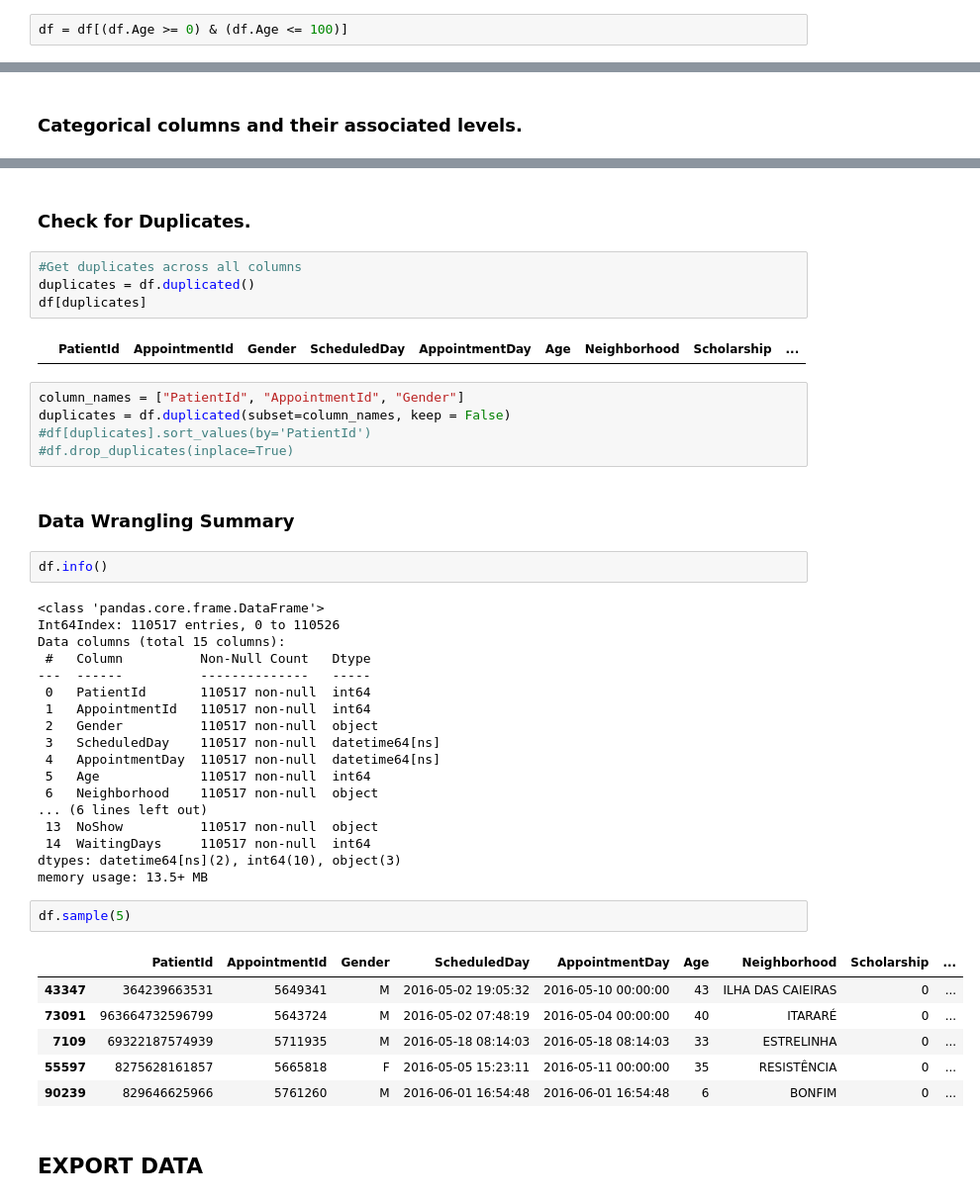
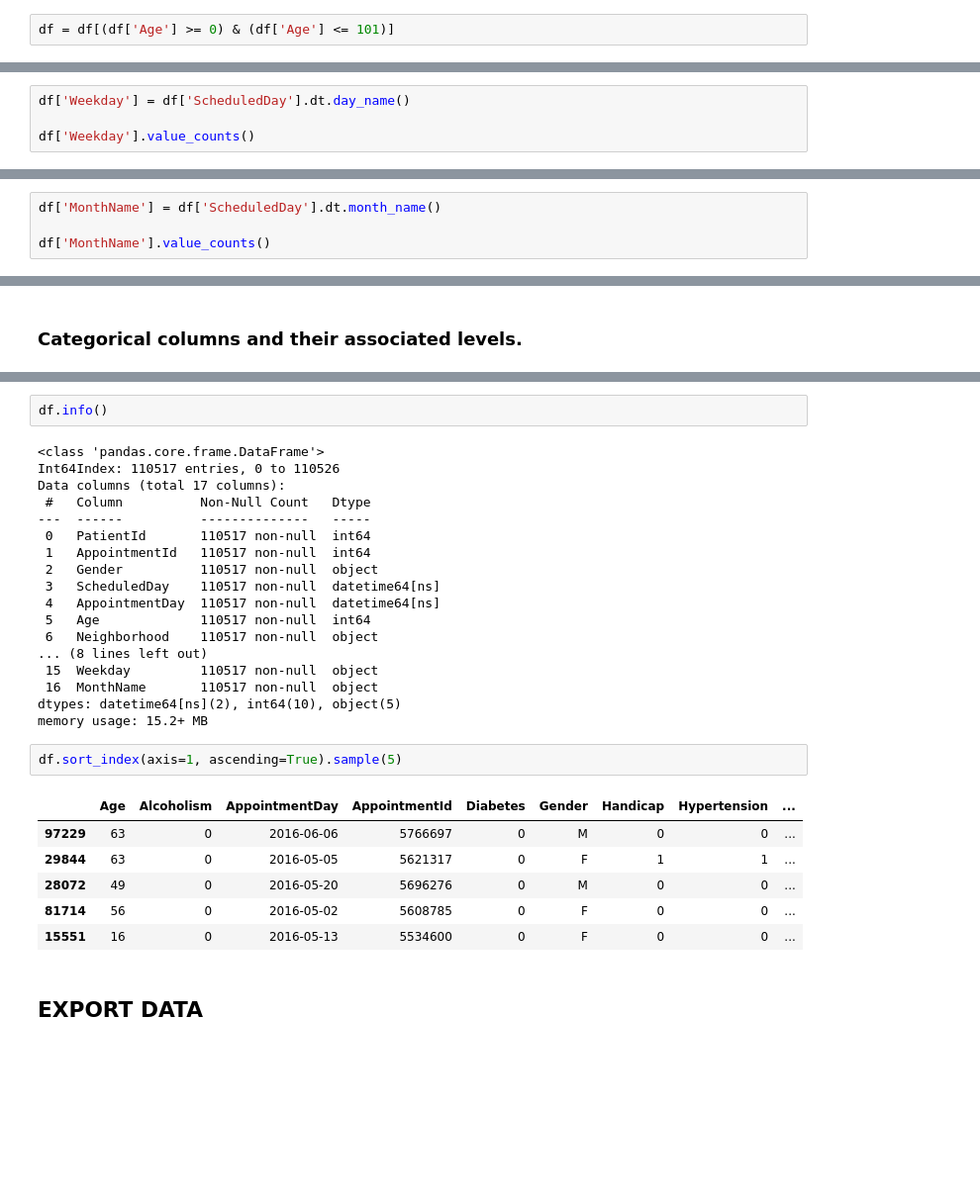
Before and after one commit to asaadkhattab/MedicalAppointmentNoShowsCapstone, a Jupyter notebook: 2_DataWrangling.ipynb, the cells around one changed output, grey strips where cells are left out. Shown at 99% size. Saved outputs shown, nothing was run; the diff lists cells and outputs as text; blank space fills up the shorter version.

Commit message:
added month and week

```diff
--- a/2_DataWrangling.ipynb
+++ b/2_DataWrangling.ipynb
@@ -510,6 +396,6 @@ sns.boxplot(data=df, y='Age')
 # %% [markdown]
 The Patients' Ages are between -1 and 115. So I'm going to filter the dataframe between 0 and 100 years old.
 # %%
-df = df[(df.Age >= 0) & (df.Age <= 100)]
+df = df[(df['Age'] >= 0) & (df['Age'] <= 101)]
 # %%
 assert df['Age'].max() != -1
@@ -568,0 +465,4 @@ AppointmentDay is between 2016-04-29T00:00:00Z and 2016-06-08T00:00:00Z
+# %%
+df['Weekday'] = df['ScheduledDay'].dt.day_name()
+
+df['Weekday'].value_counts()
@@ -568,0 +477,4 @@ AppointmentDay is between 2016-04-29T00:00:00Z and 2016-06-08T00:00:00Z
+# %%
+df['MonthName'] = df['ScheduledDay'].dt.month_name()
+
+df['MonthName'].value_counts()
@@ -589,24 +562,9 @@ vn
-# %% [markdown]
-### Check for Duplicates.
-# %%
-#Get duplicates across all columns
-duplicates = df.duplicated()
-df[duplicates]
-# %% [output]
-|  | PatientId | AppointmentId | Gender | ScheduledDay | AppointmentDay | Age | Neighborhood | Scholarship | ... |
-# %%
-column_names = ["PatientId", "AppointmentId", "Gender"]
-duplicates = df.duplicated(subset=column_names, keep = False)
-#df[duplicates].sort_values(by='PatientId')
-#df.drop_duplicates(inplace=True)
-# %% [markdown]
-### Data Wrangling Summary
 # %%
 df.info()
 # %% [output]
 <class 'pandas.core.frame.DataFrame'>
 Int64Index: 110517 entries, 0 to 110526
-Data columns (total 15 columns):
+Data columns (total 17 columns):
  #   Column          Non-Null Count   Dtype
 ---  ------          --------------   -----
  0   PatientId       110517 non-null  int64
@@ -616,20 +574,20 @@ Data columns (total 15 columns):
  4   AppointmentDay  110517 non-null  datetime64[ns]
  5   Age             110517 non-null  int64
  6   Neighborhood    110517 non-null  object
-... (6 lines left out)
- 13  NoShow          110517 non-null  object
- 14  WaitingDays     110517 non-null  int64
-dtypes: datetime64[ns](2), int64(10), object(3)
-memory usage: 13.5+ MB
+... (8 lines left out)
+ 15  Weekday         110517 non-null  object
+ 16  MonthName       110517 non-null  object
+dtypes: datetime64[ns](2), int64(10), object(5)
+memory usage: 15.2+ MB
 # %%
-df.sample(5)
+df.sort_index(axis=1, ascending=True).sample(5)
 # %% [output]
-|  | PatientId | AppointmentId | Gender | ScheduledDay | AppointmentDay | Age | Neighborhood | Scholarship | ... |
-| 43347 | 364239663531 | 5649341 | M | 2016-05-02 19:05:32 | 2016-05-10 00:00:00 | 43 | ILHA DAS CAIEIRAS | 0 | ... |
-| 73091 | 963664732596799 | 5643724 | M | 2016-05-02 07:48:19 | 2016-05-04 00:00:00 | 40 | ITARARÉ | 0 | ... |
-| 7109 | 69322187574939 | 5711935 | M | 2016-05-18 08:14:03 | 2016-05-18 08:14:03 | 33 | ESTRELINHA | 0 | ... |
-| 55597 | 8275628161857 | 5665818 | F | 2016-05-05 15:23:11 | 2016-05-11 00:00:00 | 35 | RESISTÊNCIA | 0 | ... |
-| 90239 | 829646625966 | 5761260 | M | 2016-06-01 16:54:48 | 2016-06-01 16:54:48 | 6 | BONFIM | 0 | ... |
+|  | Age | Alcoholism | AppointmentDay | AppointmentId | Diabetes | Gender | Handicap | Hypertension | ... |
+| 97229 | 63 | 0 | 2016-06-06 | 5766697 | 0 | M | 0 | 0 | ... |
+| 29844 | 63 | 0 | 2016-05-05 | 5621317 | 0 | F | 1 | 1 | ... |
+| 28072 | 49 | 0 | 2016-05-20 | 5696276 | 0 | M | 0 | 0 | ... |
+| 81714 | 56 | 0 | 2016-05-02 | 5608785 | 0 | F | 0 | 0 | ... |
+| 15551 | 16 | 0 | 2016-05-13 | 5534600 | 0 | F | 0 | 0 | ... |
 # %% [markdown]
 ## EXPORT DATA
 # %%
```
Also changed, not shown: parts of 53 cells of this notebook.
